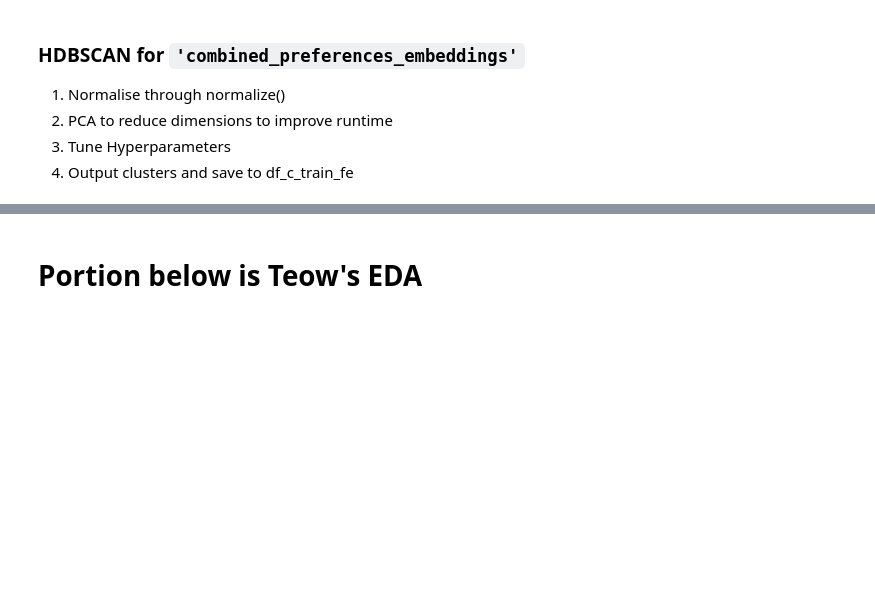
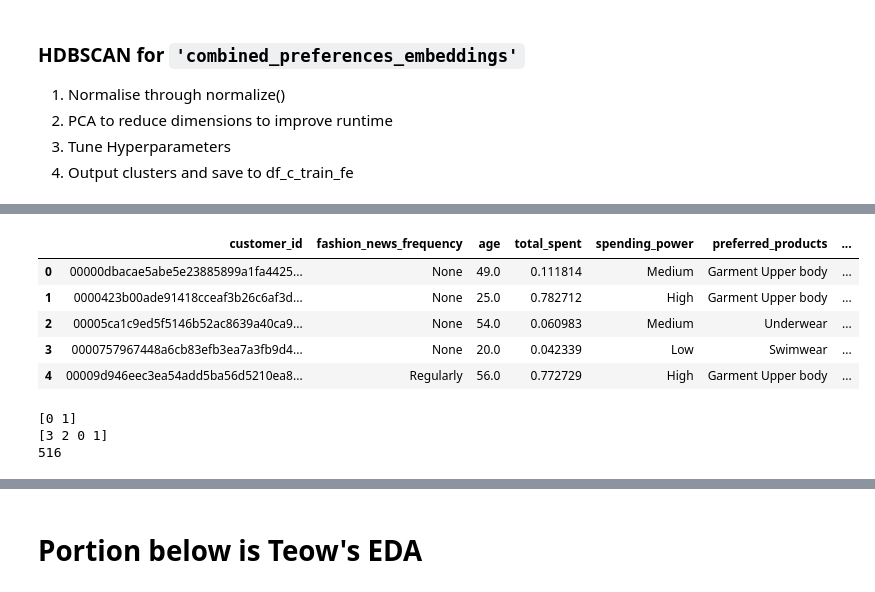
Before and after one commit to aldensiol/FashoReco, a Jupyter notebook: customer-segmentation.ipynb, the cells around one changed output, grey strips where cells are left out. Saved outputs shown, nothing was run; the diff lists cells and outputs as text; code cells hidden in the pictures; blank space fills up the shorter version.

```diff
--- a/customer-segmentation.ipynb
+++ b/customer-segmentation.ipynb
@@ -453 +424,23 @@ df_c_train_fe.head()
+# %%
+df_c_midway = pd.read_pickle('data/df_c_midway.pkl')
+df_c_train_fe['Product_Preference_Clusters'] = df_c_midway['Product_Preference_Clusters']
+df_c_train_fe = df_c_train_fe.merge(df_c_midway[['customer_id', 'Product_Preference_Clusters']], on='customer_id', how='left')
+# %%
+df_c_train_fe = df_c_train_fe.rename(columns={'Product_Preference_Clusters_x': 'Product_Preference_Clusters'})
+df_c_train_fe.head(5)
+# %% [output]
+|  | customer_id | fashion_news_frequency | age | total_spent | spending_power | preferred_products | ... |
+| 0 | 00000dbacae5abe5e23885899a1fa4425... | None | 49.0 | 0.111814 | Medium | Garment Upper body | ... |
+| 1 | 0000423b00ade91418cceaf3b26c6af3d... | None | 25.0 | 0.782712 | High | Garment Upper body | ... |
+| 2 | 00005ca1c9ed5f5146b52ac8639a40ca9... | None | 54.0 | 0.060983 | Medium | Underwear | ... |
+| 3 | 0000757967448a6cb83efb3ea7a3fb9d4... | None | 20.0 | 0.042339 | Low | Swimwear | ... |
+| 4 | 00009d946eec3ea54add5ba56d5210ea8... | Regularly | 56.0 | 0.772729 | High | Garment Upper body | ... |
+# %%
+print(df_c_train_fe['Customer_Characteristics_Cluster'].unique())
+print(df_c_train_fe['Transactional_Behaviour_Cluster'].unique())
+print(df_c_train_fe['Product_Preference_Clusters'].unique().size)
+# %% [output]
+[0 1]
+[3 2 0 1]
+516
 # %%
```
Also changed, not shown: parts of 15 cells of this notebook, 1 other file.
